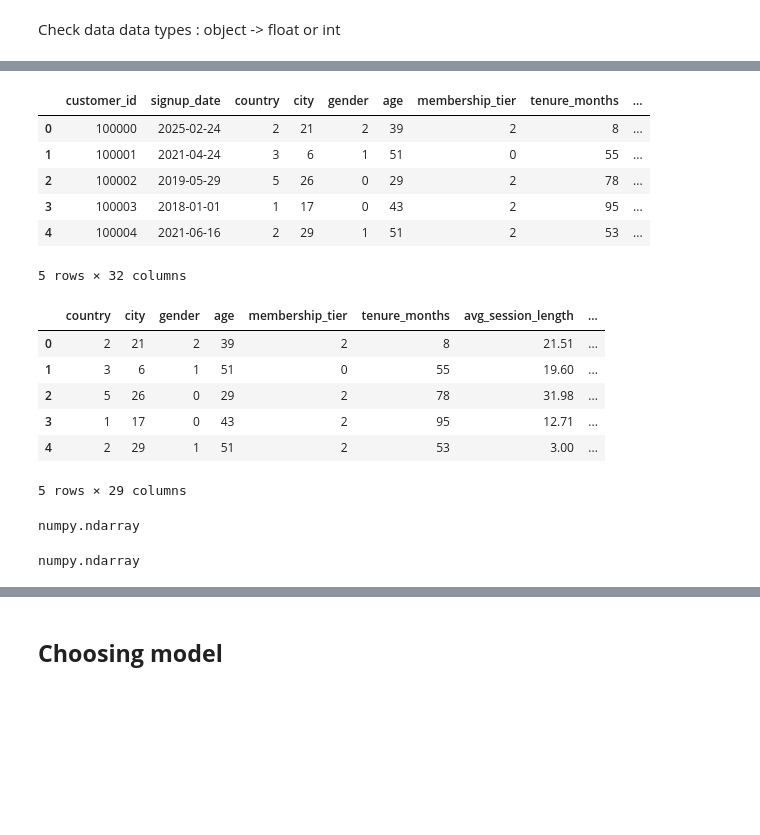
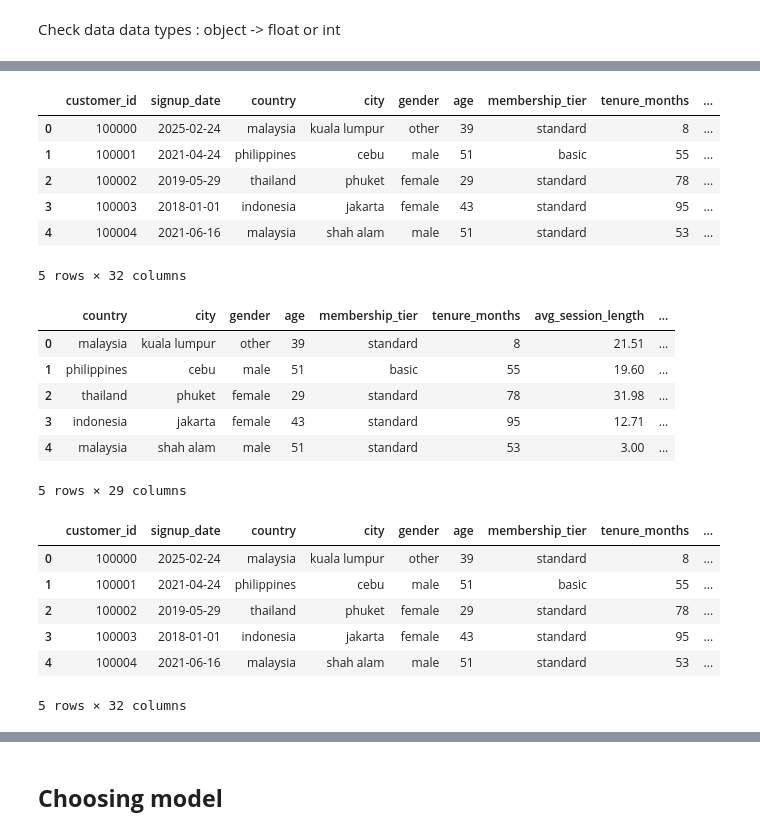
Before and after one commit to insyirahazman/Customer-Churn-and-Monthly-Spend-Prediction, a Jupyter notebook: 02_Classification.ipynb, the cells around one changed output, grey strips where cells are left out. Drawn from its saved outputs; the diff is of its cells as text; code cells hidden in the pictures; blank space fills up the shorter version.

```diff
--- a/02_Classification.ipynb
+++ b/02_Classification.ipynb
@@ -96,13 +93,0 @@ Label all categorical variables (Encoder)
-# %%
-from sklearn.preprocessing import LabelEncoder
-
-categorical_cols = df.select_dtypes(include=["object"])
-
-# Initialize and fit LabelEncoder
-encoders = {}
-for col in ['country', 'city', 'gender', 'membership_tier', 'last_payment_method']:
-  le = LabelEncoder()
-  df[col] = le.fit_transform(df[col])
-  encoders[col] = le
-
-df.head()
@@ -169,41 +117,44 @@ Mapping for city:
 df.head()
 # %% [output]
 |  | customer_id | signup_date | country | city | gender | age | membership_tier | tenure_months | ... |
-| 0 | 100000 | 2025-02-24 | 2 | 21 | 2 | 39 | 2 | 8 | ... |
-| 1 | 100001 | 2021-04-24 | 3 | 6 | 1 | 51 | 0 | 55 | ... |
-| 2 | 100002 | 2019-05-29 | 5 | 26 | 0 | 29 | 2 | 78 | ... |
-| 3 | 100003 | 2018-01-01 | 1 | 17 | 0 | 43 | 2 | 95 | ... |
-| 4 | 100004 | 2021-06-16 | 2 | 29 | 1 | 51 | 2 | 53 | ... |
+| 0 | 100000 | 2025-02-24 | malaysia | kuala lumpur | other | 39 | standard | 8 | ... |
+| 1 | 100001 | 2021-04-24 | philippines | cebu | male | 51 | basic | 55 | ... |
+| 2 | 100002 | 2019-05-29 | thailand | phuket | female | 29 | standard | 78 | ... |
+| 3 | 100003 | 2018-01-01 | indonesia | jakarta | female | 43 | standard | 95 | ... |
+| 4 | 100004 | 2021-06-16 | malaysia | shah alam | male | 51 | standard | 53 | ... |
 5 rows × 32 columns
+# %%
+feature_cols = [col for col in df.columns if col not in ['churn', 'signup_date', 'customer_id']]
+categorical_cols = ['country', 'city', 'gender', 'membership_tier', 'last_payment_method']
 # %%
-X = df.drop(['churn', 'signup_date', 'customer_id'], axis=1) #use for all the features for x except label
+X = df[feature_cols].copy()
 y = df['churn']
 
 X.head()
 # %% [output]
 |  | country | city | gender | age | membership_tier | tenure_months | avg_session_length | ... |
-| 0 | 2 | 21 | 2 | 39 | 2 | 8 | 21.51 | ... |
-| 1 | 3 | 6 | 1 | 51 | 0 | 55 | 19.60 | ... |
-| 2 | 5 | 26 | 0 | 29 | 2 | 78 | 31.98 | ... |
-| 3 | 1 | 17 | 0 | 43 | 2 | 95 | 12.71 | ... |
-| 4 | 2 | 29 | 1 | 51 | 2 | 53 | 3.00 | ... |
+| 0 | malaysia | kuala lumpur | other | 39 | standard | 8 | 21.51 | ... |
+| 1 | philippines | cebu | male | 51 | basic | 55 | 19.60 | ... |
+| 2 | thailand | phuket | female | 29 | standard | 78 | 31.98 | ... |
+| 3 | indonesia | jakarta | female | 43 | standard | 95 | 12.71 | ... |
+| 4 | malaysia | shah alam | male | 51 | standard | 53 | 3.00 | ... |
 5 rows × 29 columns
-# %%
-#normalization
-from sklearn.preprocessing import StandardScaler, LabelEncoder
-
-norm_x = StandardScaler()
-
-X = norm_x.fit_transform(X) #not going to be dataset but going to be and arrays
-
-encoder_y = LabelEncoder()
-
-y = encoder_y.fit_transform(y)
-
-type(X)
-# %% [output]
-numpy.ndarray
-# %%
-type(y)
-# %% [output]
-numpy.ndarray
+# %%
+from sklearn.preprocessing import LabelEncoder
+
+# Encode categorical features
+encoders = {}
+for col in categorical_cols:
+    le = LabelEncoder()
+    X[col] = le.fit_transform(X[col].astype(str))
+    encoders[col] = le  # Save encoder
+
+df.head()
+# %% [output]
+|  | customer_id | signup_date | country | city | gender | age | membership_tier | tenure_months | ... |
+| 0 | 100000 | 2025-02-24 | malaysia | kuala lumpur | other | 39 | standard | 8 | ... |
+| 1 | 100001 | 2021-04-24 | philippines | cebu | male | 51 | basic | 55 | ... |
+| 2 | 100002 | 2019-05-29 | thailand | phuket | female | 29 | standard | 78 | ... |
+| 3 | 100003 | 2018-01-01 | indonesia | jakarta | female | 43 | standard | 95 | ... |
+| 4 | 100004 | 2021-06-16 | malaysia | shah alam | male | 51 | standard | 53 | ... |
+5 rows × 32 columns
```
Also changed, not shown: parts of 19 cells of this notebook, 5 other files.
